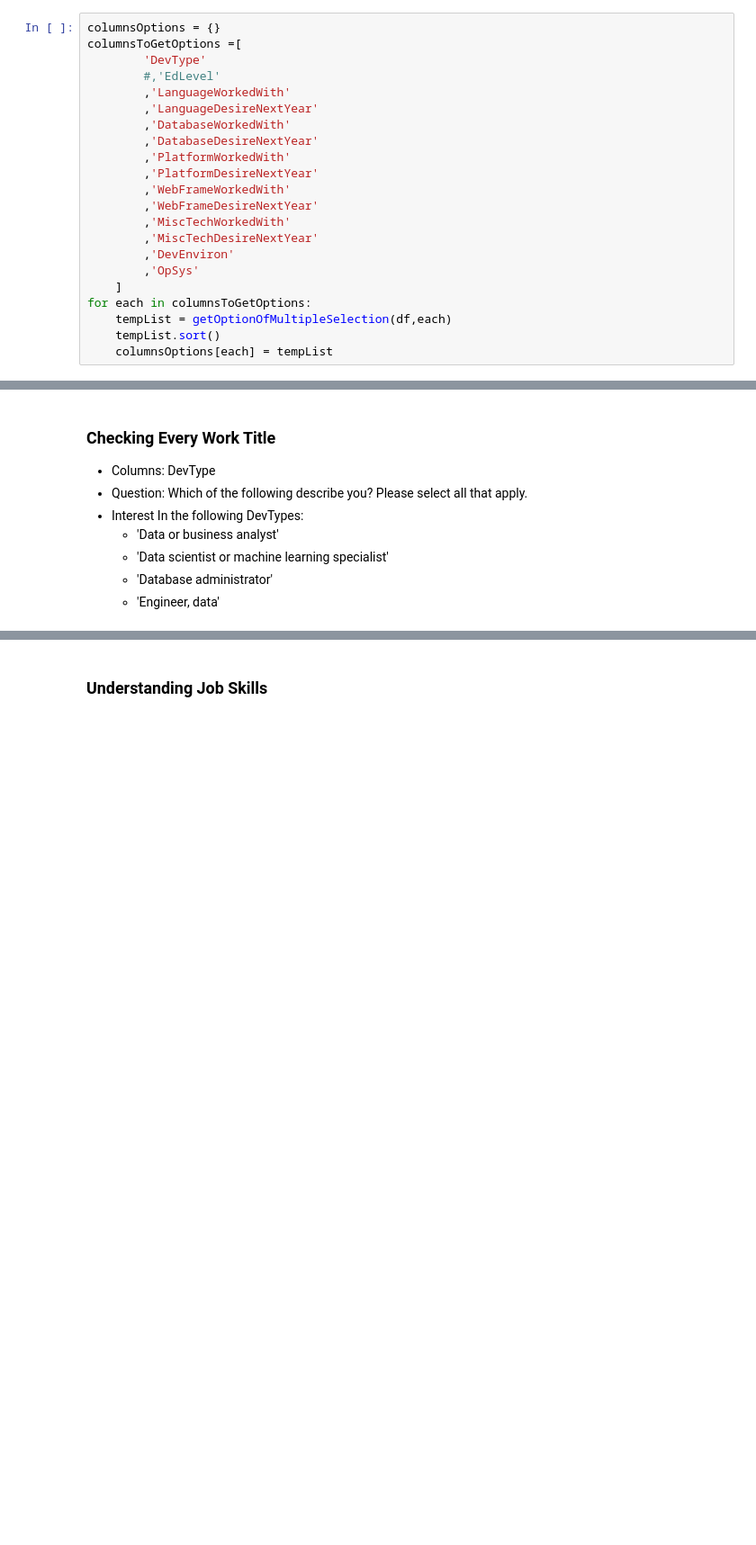
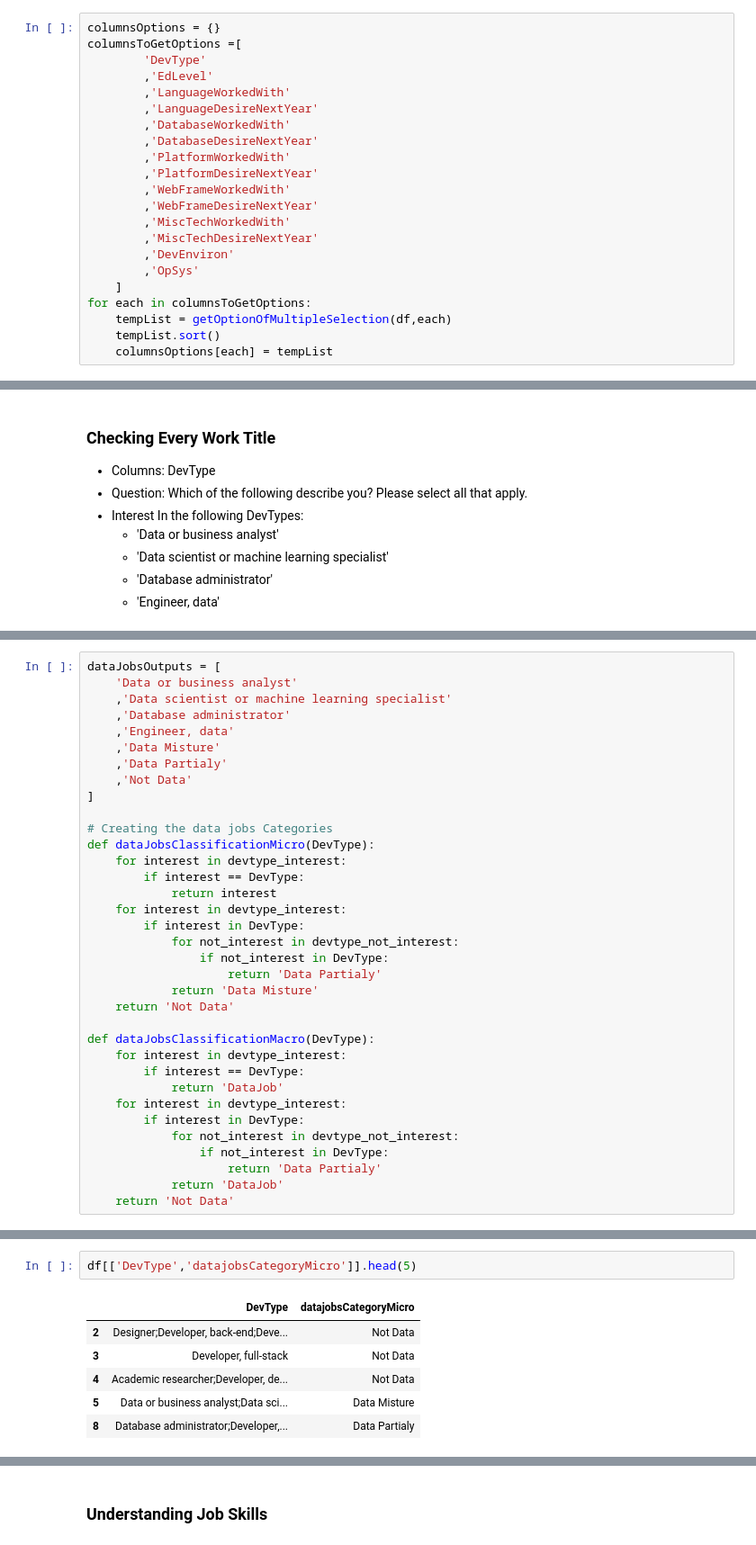
Before and after one commit to RenanVieiraDias/portfolio__data_science_articles, a Jupyter notebook: datasciencemedium.ipynb, the cells around one changed output, grey strips where cells are left out. Shown at 90% size. Drawn from its saved outputs; the diff is of its cells as text; blank space fills up the shorter version.

```diff
--- a/datasciencemedium.ipynb
+++ b/datasciencemedium.ipynb
@@ -104,7 +104,7 @@ df_schema = pd.read_csv('survey_results_schema.csv')
 columnsOptions = {}
 columnsToGetOptions =[
         'DevType'
-        #,'EdLevel'
+        ,'EdLevel'
         ,'LanguageWorkedWith'
         ,'LanguageDesireNextYear'
         ,'DatabaseWorkedWith'
@@ -167,0 +167,35 @@ df[['Country','CurrencySymbol','CurrencyDesc','CompTotal','CompFreq','ConvertedC
+# %%
+dataJobsOutputs = [
+    'Data or business analyst'
+    ,'Data scientist or machine learning specialist'
+    ,'Database administrator'
+    ,'Engineer, data'
+    ,'Data Misture'
+    ,'Data Partialy'
+    ,'Not Data'
+]
+
+# Creating the data jobs Categories
+def dataJobsClassificationMicro(DevType):
+    for interest in devtype_interest:
+        if interest == DevType:
+            return interest
+    for interest in devtype_interest:
+        if interest in DevType:
+            for not_interest in devtype_not_interest:
+                if not_interest in DevType:
+                    return 'Data Partialy'
+            return 'Data Misture'
+    return 'Not Data'
+
+def dataJobsClassificationMacro(DevType):
+    for interest in devtype_interest:
+        if interest == DevType:
+            return 'DataJob'
+    for interest in devtype_interest:
+        if interest in DevType:
+            for not_interest in devtype_not_interest:
+                if not_interest in DevType:
+                    return 'Data Partialy'
+            return 'DataJob'
+    return 'Not Data'
@@ -167,0 +205,9 @@ df[['Country','CurrencySymbol','CurrencyDesc','CompTotal','CompFreq','ConvertedC
+# %%
+df[['DevType','datajobsCategoryMicro']].head(5)
+# %% [output]
+|  | DevType | datajobsCategoryMicro |
+| 2 | Designer;Developer, back-end;Deve... | Not Data |
+| 3 | Developer, full-stack | Not Data |
+| 4 | Academic researcher;Developer, de... | Not Data |
+| 5 | Data or business analyst;Data sci... | Data Misture |
+| 8 | Database administrator;Developer,... | Data Partialy |
```
Also changed, not shown: parts of 26 cells of this notebook.
